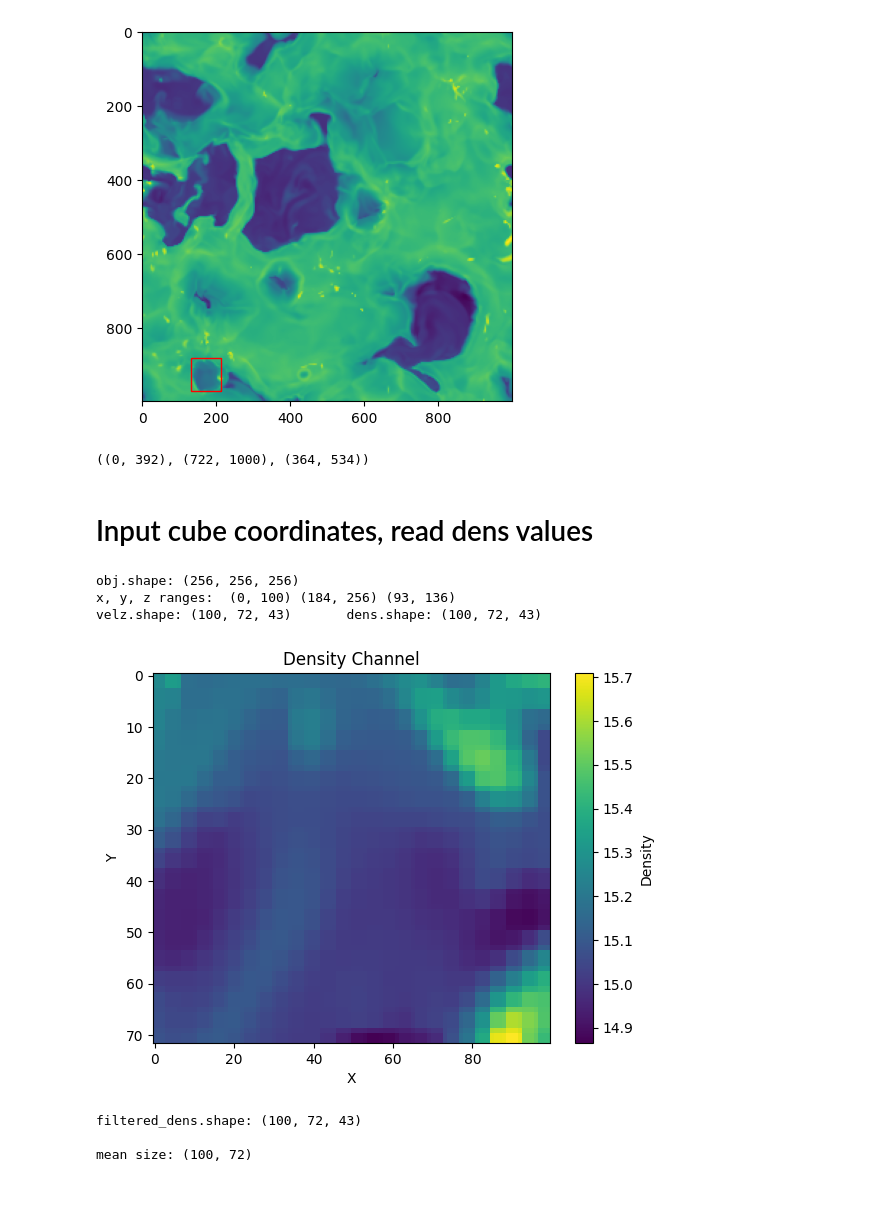
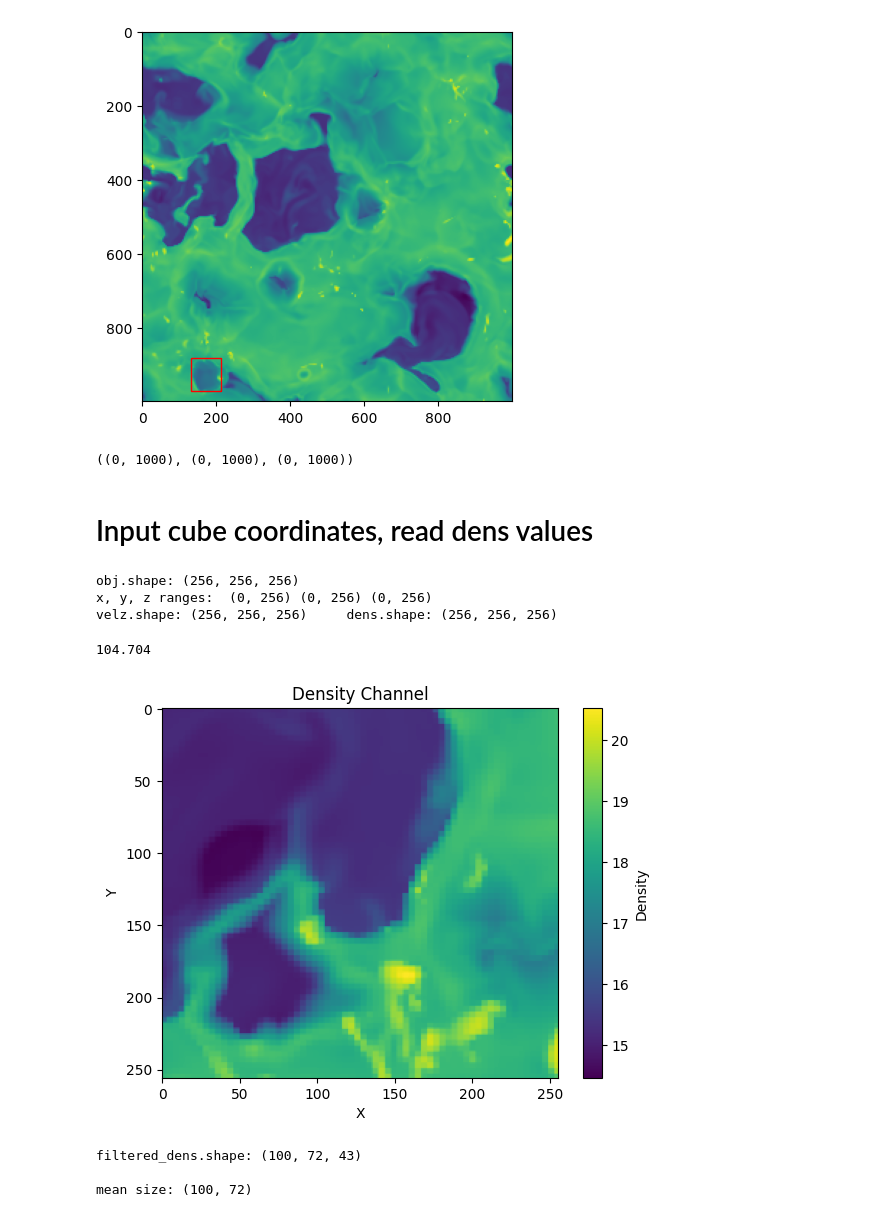
Before and after one commit to Joycelyn-Chen/AstroSegTrack, a Jupyter notebook: analysis/V_LoS_channel_map.ipynb, the cells around one changed output. Drawn from its saved outputs; the diff is of its cells as text; code cells hidden in the pictures.

```diff
--- a/analysis/V_LoS_channel_map.ipynb
+++ b/analysis/V_LoS_channel_map.ipynb
@@ -76,11 +76,11 @@ def pc2pixel(coord, x_y_z):
         return coord + top_z
     return coord
 # %%
-x_range, y_range, z_range = (pc2pixel(-500, x_y_z = 'x'), pc2pixel(-108, x_y_z = 'x')), (pc2pixel(-222, x_y_z = 'y'), pc2pixel(-500, x_y_z = 'y')), (pc2pixel(-136, x_y_z = 'z'), pc2pixel(34, x_y_z = 'z'))
+x_range, y_range, z_range = (pc2pixel(-500, x_y_z = 'x'), pc2pixel(500, x_y_z = 'x')), (pc2pixel(500, x_y_z = 'y'), pc2pixel(-500, x_y_z = 'y')), (pc2pixel(-500, x_y_z = 'z'), pc2pixel(500, x_y_z = 'z'))
 
 x_range, y_range, z_range
 # %% [output]
-((0, 392), (722, 1000), (364, 534))
+((0, 1000), (0, 1000), (0, 1000))
 # %% [markdown]
 # Input cube coordinates, read dens values
 # %%
@@ -97,21 +97,26 @@ z_range_scaled = tuple(int(z * multiplier) for z in z_range)
 new_velz, new_dens = get_velz_dens(x_range_scaled, y_range_scaled, z_range_scaled)
 # %% [output]
 obj.shape: (256, 256, 256)
-x, y, z ranges:  (0, 100) (184, 256) (93, 136)
-velz.shape: (100, 72, 43)       dens.shape: (100, 72, 43)
+x, y, z ranges:  (0, 256) (0, 256) (0, 256)
+velz.shape: (256, 256, 256)     dens.shape: (256, 256, 256)
+# %%
+z = pc2pixel(-91, x_y_z='z') * 256 / 1000 - z_range_scaled[0]
+z
+# %% [output]
+104.704
 # %%
 # Check if the region is actually what we wanted
 
 fig, ax = plt.subplots()
-im = ax.imshow(np.log10(new_dens[:, :, 22].T[::-1]), cmap='viridis', aspect='auto')
+im = ax.imshow(np.log10(new_dens[:, :, 104].T[::-1]), cmap='viridis', aspect='auto')
 fig.colorbar(im, label='Density')
 plt.title('Density Channel')
 plt.xlabel('X')
 plt.ylabel('Y')
-# fig.savefig('channel_maps/dens.png')
+fig.savefig('channel_maps/density_zoom_in.png')
 plt.show()
 # %% [output]
-[figure, old version]
+[figure, new version]
 # %%
 # convert velz and dens to numpy array
 velz_np = np.array(new_velz)
```
Also changed, not shown: parts of 2 cells of this notebook.
